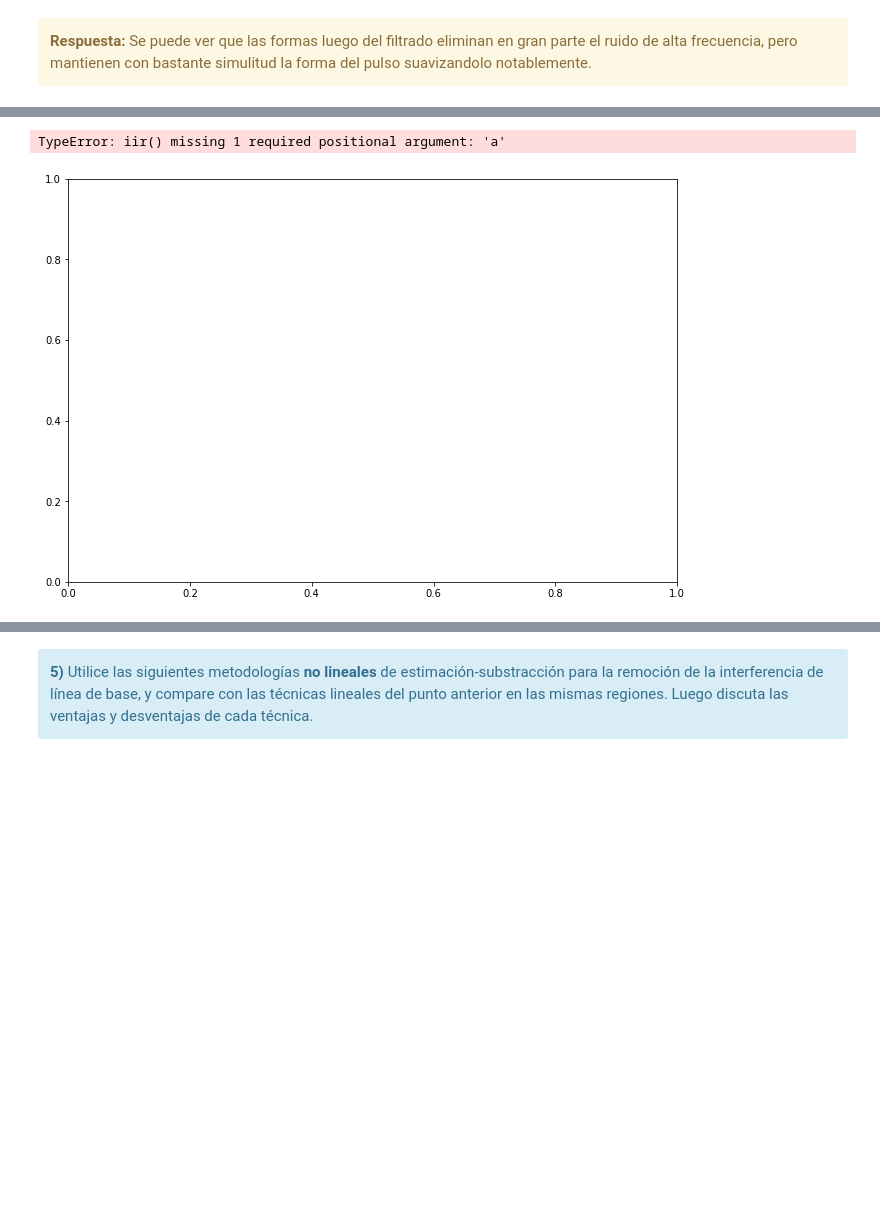
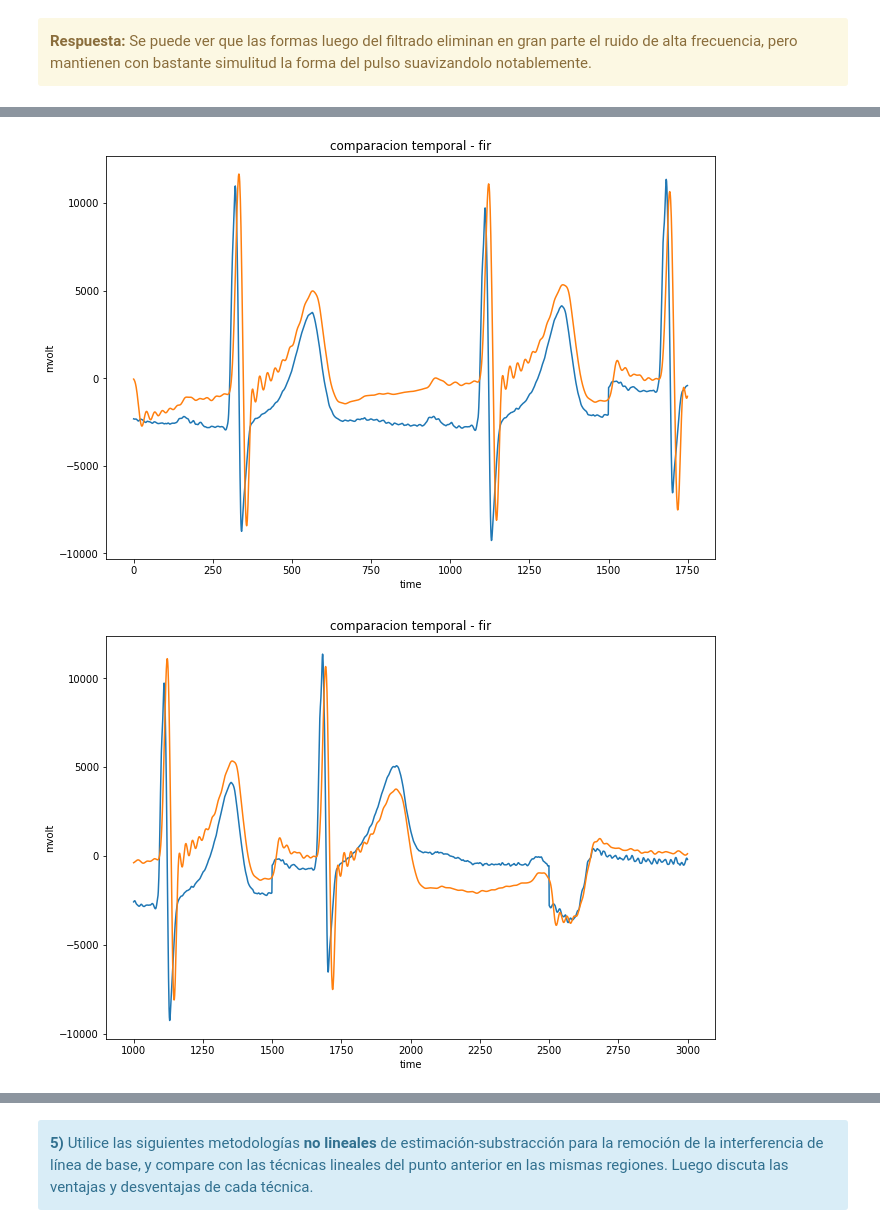
Before and after one commit to pslavkin/mse_15psf, a Jupyter notebook: tp2/TP2 - Filtrado.ipynb, the cells around one changed output, grey strips where cells are left out. Drawn from its saved outputs; the diff is of its cells as text; code cells hidden in the pictures; blank space fills up the shorter version.

```diff
--- a/tp2/TP2 - Filtrado.ipynb
+++ b/tp2/TP2 - Filtrado.ipynb
@@ -448,37 +509,37 @@ fs = 1000
 sg          = signal_generator_class()
 pl          = plotter_class          ( 1,1 )
 f           = filter_class           (     )
 dft_c       = dft_class              (     )
 
 mat                = scipy.io.loadmat('file.mat')
 ecg_lead_original  = mat[ 'ecg_lead'           ]
 qrs_pattern1       = mat[ 'qrs_pattern1'       ]
 heartbeat_pattern1 = mat[ 'heartbeat_pattern1' ]
 heartbeat_pattern2 = mat[ 'heartbeat_pattern2' ]
 qrs_detections     = mat[ 'qrs_detections'     ]
 
-lopass             = np.load("lopass_iir.npz")['ba'][0]
-hipass             = np.load("hipass_iir.npz")['ba'][0]
+lopass             = np.load("lopass_iir.npz")['ba']
+hipass             = np.load("hipass_iir.npz")['ba']
 
 ecg_lead=np.append(ecg_lead_original[4000:5500],ecg_lead_original[10000:11000])
 ecg_lead=np.append(ecg_lead,ecg_lead_original[int( 5.0*60*fs):int( 5.2*60*fs)])
 ecg_lead=ecg_lead[:ecg_lead.size].flatten()
 
-y = f.iir       ( ecg_lead,lopass )
-y = f.iir       ( y,hipass )
+y = f.iir       ( ecg_lead,lopass[0],lopass[1] )
+y = f.iir       ( y,hipass[0],hipass[1] )
 t = np.linspace ( 0,y.size,y.size )
 
-y=y[2865:]
+y=y[5:]
 pl.plot_signal  ( 1 ,t ,ecg_lead ,'ecg_lead' ,'time [msec]' ,'mvolt' ,trace='-',center=750, zoom=1000 )
 pl.plot_signal  ( 1 ,t ,y        ,'comparacion temporal - fir' , 'time' ,'mvolt'  ,trace='-' ,center=750, zoom=1000)
 pl          = plotter_class          ( 1,1 )
 pl.plot_signal  ( 1 ,t ,ecg_lead ,'ecg_lead' ,'time [msec]' ,'mvolt' ,trace='-',center=2000, zoom=1000 )
 pl.plot_signal  ( 1 ,t,y ,'comparacion temporal - fir' , 'time' ,'mvolt'  ,trace='-' ,center=2000, zoom=1000)
 pl          = plotter_class          ( 1,1 )
 pl.plot_signal  ( 1 ,t ,ecg_lead ,'ecg_lead' ,'time [msec]' ,'mvolt' ,trace='-'      ,center=1500+1000+0.1*60*fs, zoom=0.1*60*fs/4 )
 pl.plot_signal  ( 1 ,t,y ,'comparacion temporal - fir' , 'time' ,'mvolt'  ,trace='-' ,center=1500+1000+0.1*60*fs, zoom=0.1*60*fs/4)
 
 #pl.plot_show()
 # %% [output]
-TypeError: iir() missing 1 required positional argument: 'a'
-[figure, old version]
+[figure, new version]
+[figure, added]
```
Also changed, not shown: parts of 11 cells of this notebook, 3 other files.
